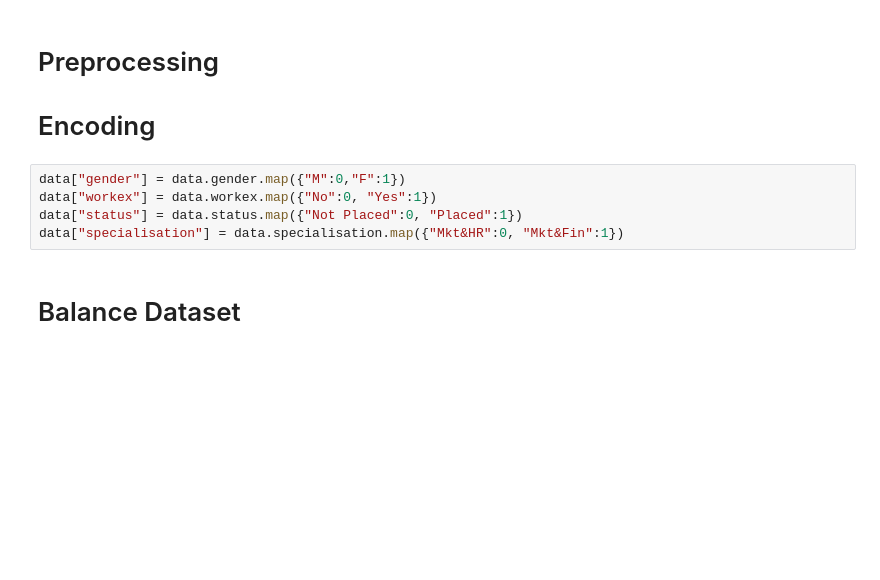
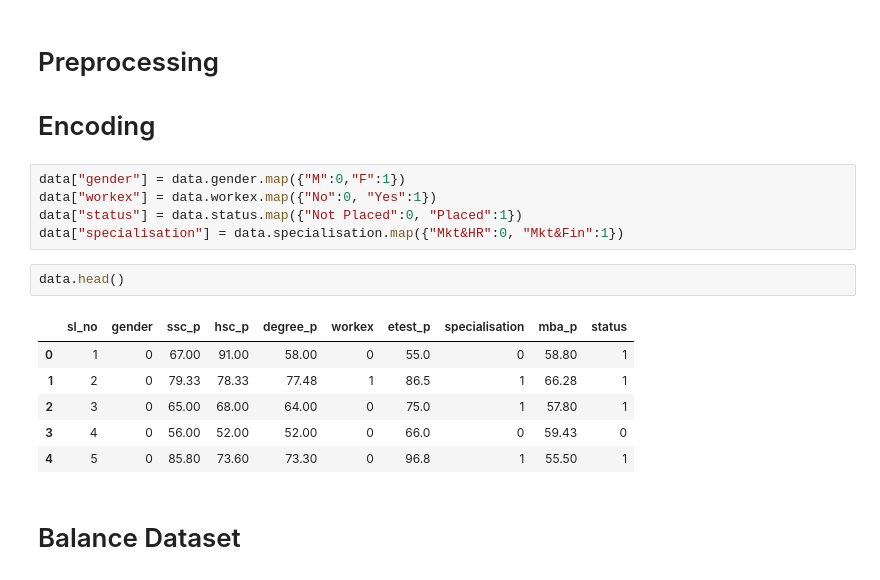
Before and after one commit to widushan/Job-Recruitement-With-Machine-Learing, a Jupyter notebook: Recruitement system Model.ipynb, the cells around one changed output. Saved outputs shown, nothing was run; the diff lists cells and outputs as text; blank space fills up the shorter version.

Commit message:
data commit
creating main ipynb file

```diff
--- a/Recruitement system Model.ipynb
+++ b/Recruitement system Model.ipynb
@@ -52,6 +52,15 @@ data["gender"] = data.gender.map({"M":0,"F":1})
 data["workex"] = data.workex.map({"No":0, "Yes":1})
 data["status"] = data.status.map({"Not Placed":0, "Placed":1})
 data["specialisation"] = data.specialisation.map({"Mkt&HR":0, "Mkt&Fin":1})
+# %%
+data.head()
+# %% [output]
+|  | sl_no | gender | ssc_p | hsc_p | degree_p | workex | etest_p | specialisation | mba_p | status |
+| 0 | 1 | 0 | 67.00 | 91.00 | 58.00 | 0 | 55.0 | 0 | 58.80 | 1 |
+| 1 | 2 | 0 | 79.33 | 78.33 | 77.48 | 1 | 86.5 | 1 | 66.28 | 1 |
+| 2 | 3 | 0 | 65.00 | 68.00 | 64.00 | 0 | 75.0 | 1 | 57.80 | 1 |
+| 3 | 4 | 0 | 56.00 | 52.00 | 52.00 | 0 | 66.0 | 0 | 59.43 | 0 |
+| 4 | 5 | 0 | 85.80 | 73.60 | 73.30 | 0 | 96.8 | 1 | 55.50 | 1 |
 # %% [markdown]
 # Balance Dataset
 # %%
```
Also changed, not shown: parts of 11 cells of this notebook, 2 other files.
